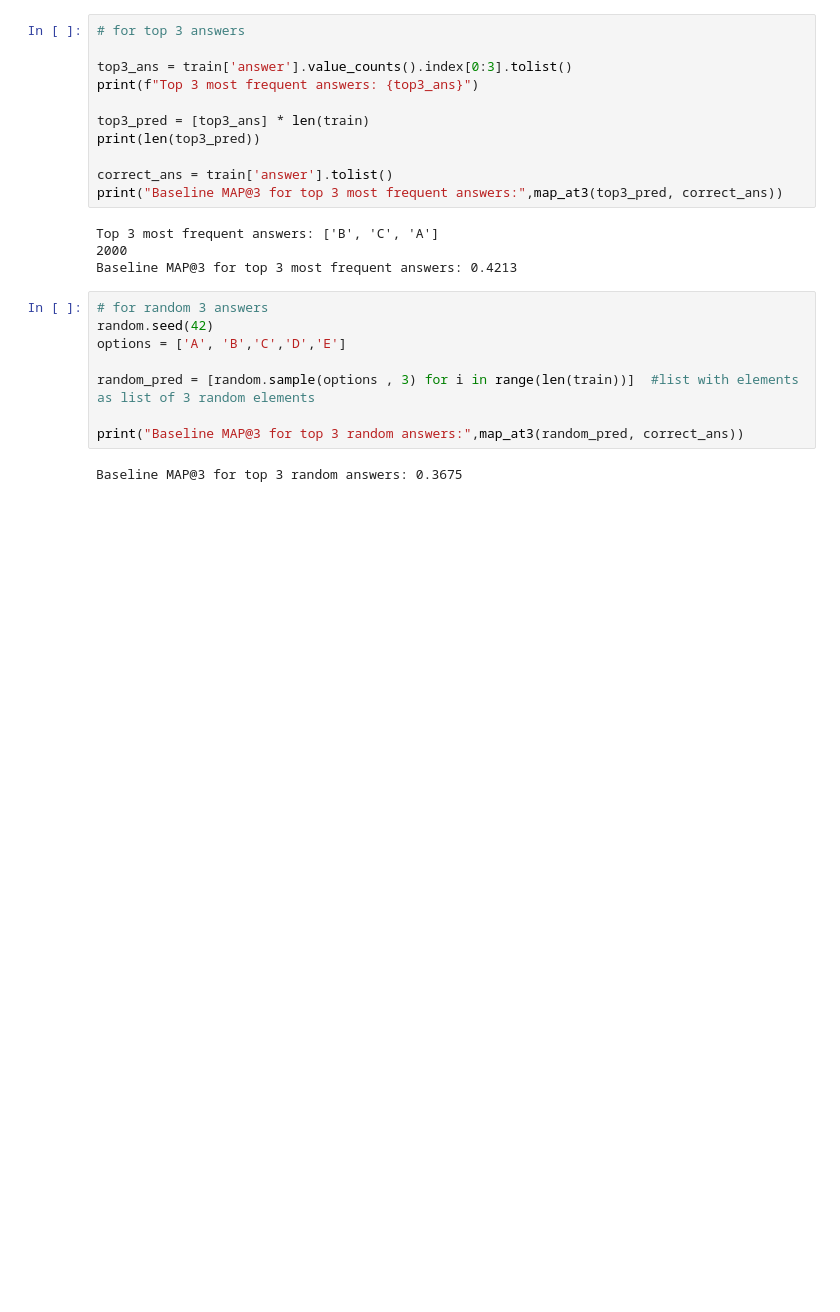
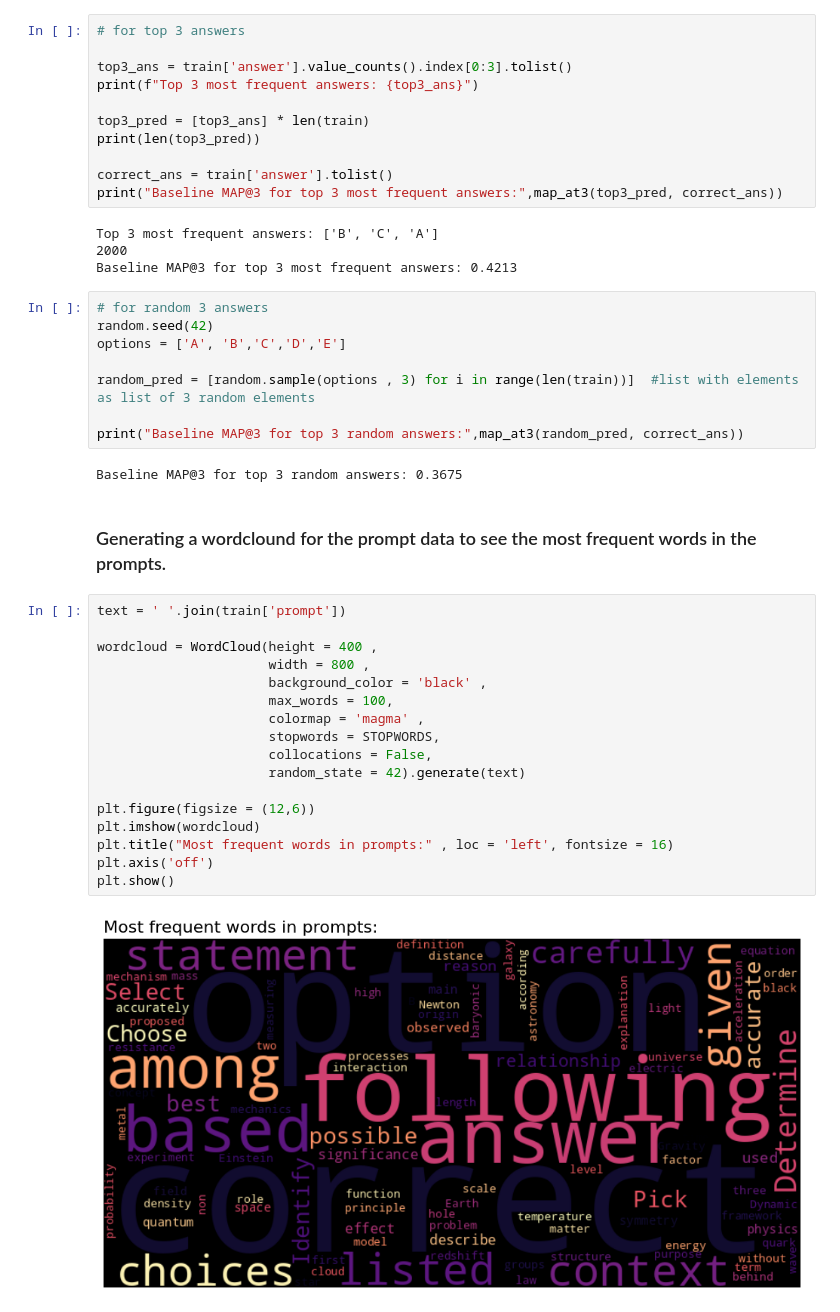
Before and after one commit to niteshsharma0602/Smart-MCQ-Solver, a Jupyter notebook: notebooks/dl-23f2003665-notebook-t22026.ipynb, the cells around one changed output. Drawn from its saved outputs; the diff is of its cells as text; blank space fills up the shorter version.

Commit message:
added WordCloud for text analysis

```diff
--- a/notebooks/dl-23f2003665-notebook-t22026.ipynb
+++ b/notebooks/dl-23f2003665-notebook-t22026.ipynb
@@ -158,3 +159,24 @@ random_pred = [random.sample(options , 3) for i in range(len(train))]  #list wit
 print("Baseline MAP@3 for top 3 random answers:",map_at3(random_pred, correct_ans))
 # %% [output]
 Baseline MAP@3 for top 3 random answers: 0.3675
+# %% [markdown]
+### Generating a wordclound for the prompt data to see the most frequent words in the prompts.
+# %%
+text = ' '.join(train['prompt'])
+
+wordcloud = WordCloud(height = 400 ,
+                      width = 800 ,
+                      background_color = 'black' ,
+                      max_words = 100,
+                      colormap = 'magma' ,
+                      stopwords = STOPWORDS,
+                      collocations = False,
+                      random_state = 42).generate(text)
+
+plt.figure(figsize = (12,6))
+plt.imshow(wordcloud)
+plt.title("Most frequent words in prompts:" , loc = 'left', fontsize = 16)
+plt.axis('off')
+plt.show()
+# %% [output]
+[figure, added]
```
Also changed, not shown: parts of 1 cell of this notebook.
